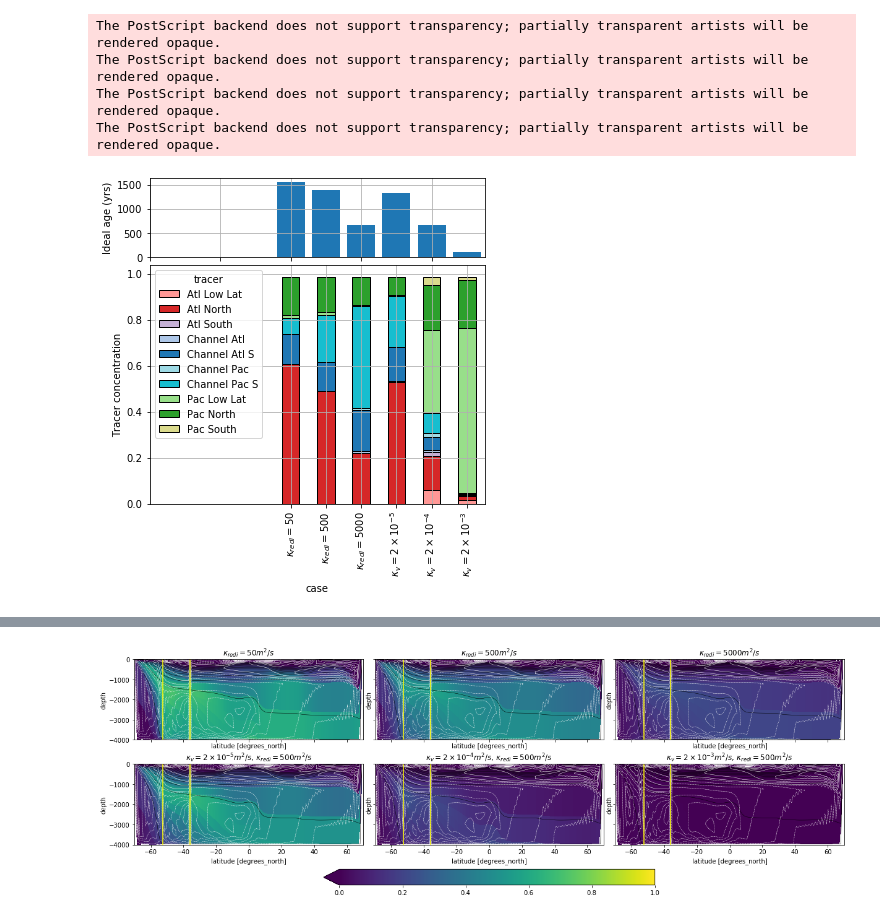
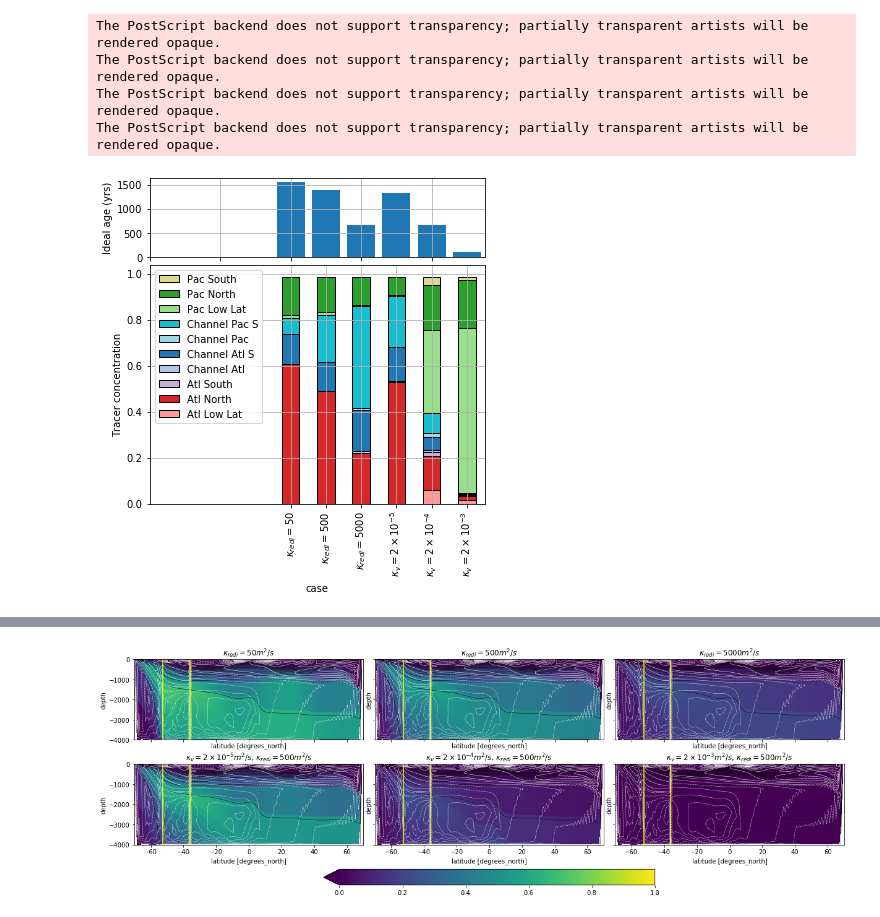
Before and after one commit to cspencerjones/tracers_two_basin, a Jupyter notebook: tracer_figures.ipynb, the cells around one changed output, grey strips where cells are left out. Cells and saved outputs as stored; diff of their text form; code cells hidden in the pictures.

```diff
--- a/tracer_figures.ipynb
+++ b/tracer_figures.ipynb
@@ -68,34 +68,38 @@ deepPac= ((all_tracer.mean('time') * ds.drF *ds.rA).isel(tracer=slice(0,10)).whe
 deepPac['tracer']=["Atl North","Pac North","Atl Low Lat","Pac Low Lat","Atl South","Pac South","Channel Atl","Channel Pac","Channel Atl S","Channel Pac S"]
 deepPac['case']=['50','500','5000','kva5','kvb4','kvc3']
 deepPacAge=((all_tracer.mean('time') * ds.drF *ds.rA).isel(tracer=10).where(ds.XC<140).where(ds.Z<-2000).where(ds.YC>0)).sum(dim=['XC','YC','Z'])/((ds.drF *ds.rA.where(ds.XC<140).where(ds.Z<-2000).where(ds.YC>0)).sum(dim=['XC','YC','Z']))
 deepPacAge['case']=['50','500','5000','kv5','kv4','kv3']
 seriesPac = deepPac.to_series()
 fig, (ax1, ax2)  = plt.subplots(2,1,figsize=(6,6), gridspec_kw = {'height_ratios':[1, 3]})
 fig.subplots_adjust(hspace=0.05, wspace=0.05)
 ax1.bar(np.arange(0,6),deepPacAge.values/24/365/3600)
 ax1.set_xlim(-4, 5.5)
 ax1.set_yticks(np.arange(0,2000,500))
 ax1.grid(True)
 ax1.set_ylabel('Ideal age (yrs)')
 ax1.set_xticklabels((r'', r'', r'', r' ', r'',r''))
 #plt.xticks(rotation=90)
 
 series2Pac=seriesPac.reset_index(name='tracerint').groupby(['tracer','case'])['tracerint'].sum().unstack('tracer').fillna(0)
 #series2
 cmap = plt.cm.get_cmap('tab20')
 series2Pac.plot(kind='bar',ax=ax2,stacked='True', edgecolor='black',color=[cmap(7),cmap(6),cmap(9),cmap(1),cmap(0),cmap(19),cmap(18),cmap(5),cmap(4),cmap(17)])
 plt.grid(True)
 plt.xlim(-4, 5.5)
 ax2.set_ylabel('Tracer concentration')
+
+handles, labels = plt.gca().get_legend_handles_labels()
+order = [9,8,7,6,5,4,3,2,1,0]
+plt.legend([handles[idx] for idx in order],[labels[idx] for idx in order])
 ax2.set_xticklabels((r'$\kappa_{redi}=50$', r'$\kappa_{redi}=500$', r'$\kappa_{redi}=5000$', r' $\kappa_v=2 \times10^{-5}$', r'$ \kappa_v=2 \times10^{-4}$',r'$\kappa_v=2 \times10^{-3}$'))
 fig = plt.gcf()
 fig.savefig('../tracer_figs/barchart_deepNP.eps', bbox_inches='tight')
 # %% [output]
 The PostScript backend does not support transparency; partially transparent artists will be rendered opaque.
 The PostScript backend does not support transparency; partially transparent artists will be rendered opaque.
 The PostScript backend does not support transparency; partially transparent artists will be rendered opaque.
 The PostScript backend does not support transparency; partially transparent artists will be rendered opaque.
-[figure, old version]
+[figure, new version]
 # %%
 #barchart for north Atlantic
 all_tracer=xr.concat([all_tracers50, all_tracers500, all_tracers5000,all_tracerskv5,all_tracerskv4,all_tracerskv3],'case')
```
Also changed, not shown: parts of 2 cells of this notebook, 1 other file.
